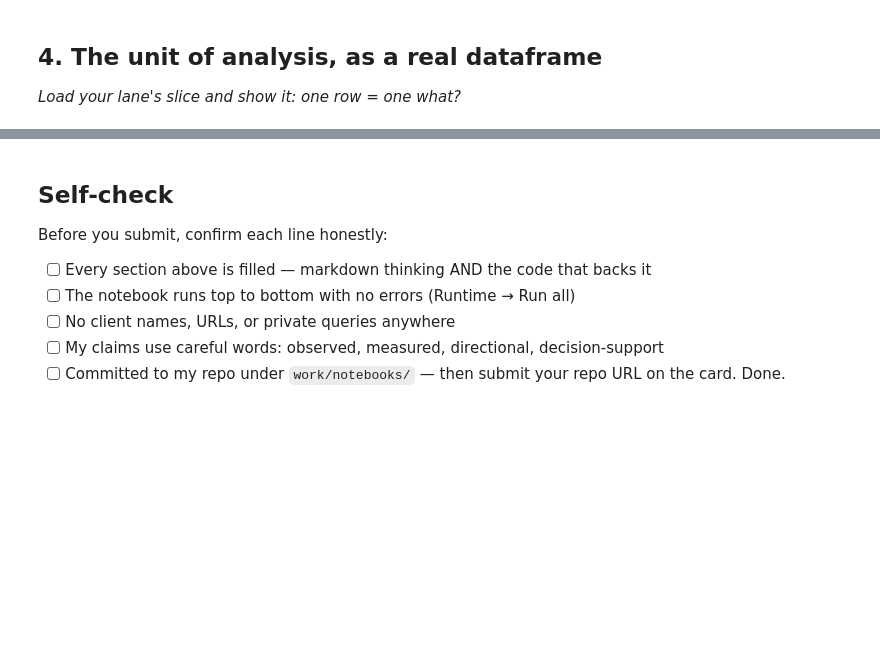
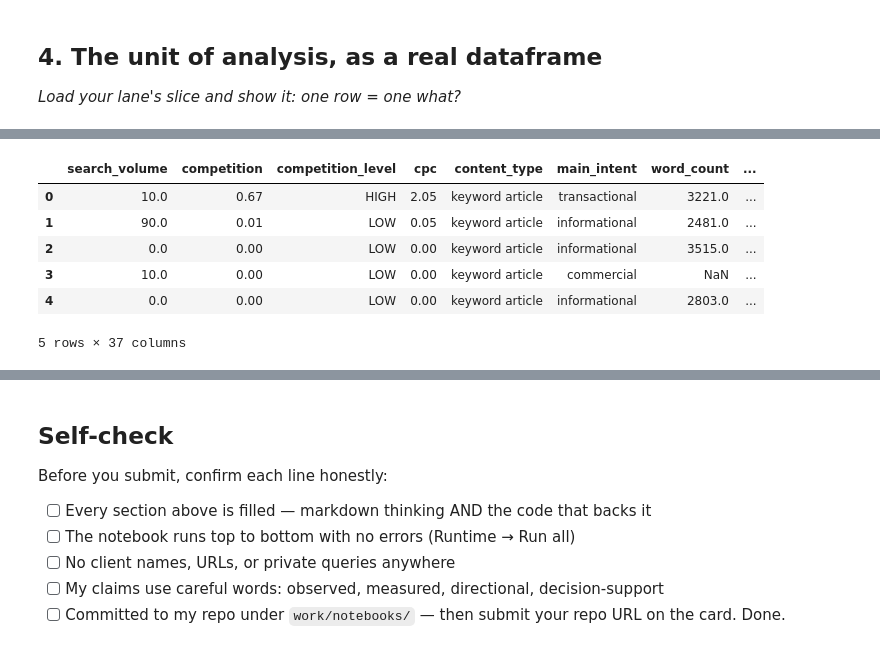
Before and after one commit to ritakimani9-lang/machinelearning, a Jupyter notebook: work/notebooks/w02_ml_task_framing.ipynb, the cells around one changed output, grey strips where cells are left out. Saved outputs shown, nothing was run; the diff lists cells and outputs as text; code cells hidden in the pictures; blank space fills up the shorter version.

```diff
--- a/work/notebooks/w02_ml_task_framing.ipynb
+++ b/work/notebooks/w02_ml_task_framing.ipynb
@@ -40,0 +92,35 @@ This skeleton is yours to fill. Work the sections **in order** — each one has
+# %%
+# Build is_declining_label
+df['is_declining_label'] = df['trend_pct'] < -20
+
+# Define columns to exclude due to leakage or being part of the target calculation
+exclude_columns = [
+    'trend_direction',
+    'trend_pct',
+    'content_id',
+    'client_id',
+    'provider_used',
+    'model_used',
+    'impressions_last_30d',
+    'impressions_prev_30d'
+]
+
+# Get all columns from the original DataFrame
+all_df_columns = df.columns.tolist()
+
+# Filter out the excluded columns to get the candidate features
+candidate_features = [col for col in all_df_columns if col not in exclude_columns and col != 'is_declining_label']
+
+# Create the working DataFrame with only the candidate features and the new target label
+df_working = df[candidate_features + ['is_declining_label']].copy()
+
+# Display the first 5 rows of the working DataFrame
+display(df_working.head())
+# %% [output]
+|  | search_volume | competition | competition_level | cpc | content_type | main_intent | word_count | ... |
+| 0 | 10.0 | 0.67 | HIGH | 2.05 | keyword article | transactional | 3221.0 | ... |
+| 1 | 90.0 | 0.01 | LOW | 0.05 | keyword article | informational | 2481.0 | ... |
+| 2 | 0.0 | 0.00 | LOW | 0.00 | keyword article | informational | 3515.0 | ... |
+| 3 | 10.0 | 0.00 | LOW | 0.00 | keyword article | commercial | NaN | ... |
+| 4 | 0.0 | 0.00 | LOW | 0.00 | keyword article | informational | 2803.0 | ... |
+5 rows × 37 columns
```
Also changed, not shown: parts of 10 cells of this notebook.
